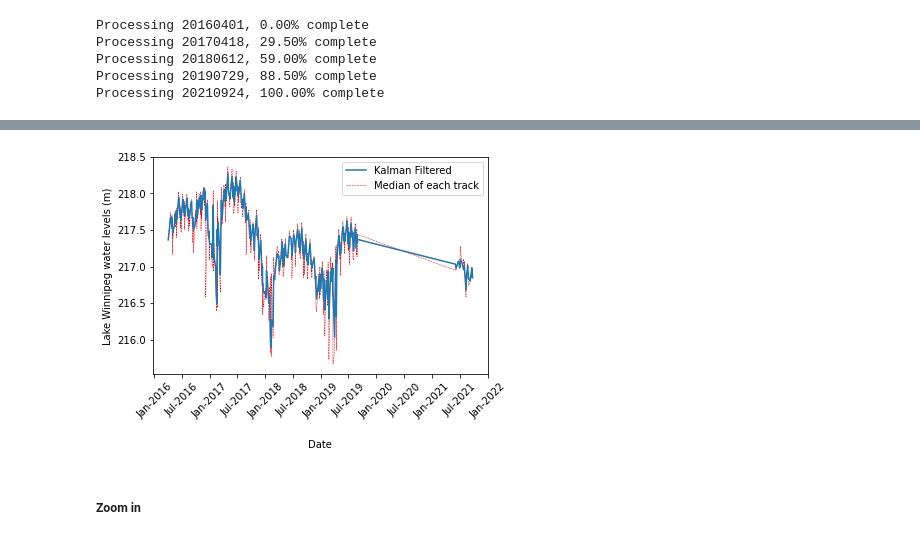
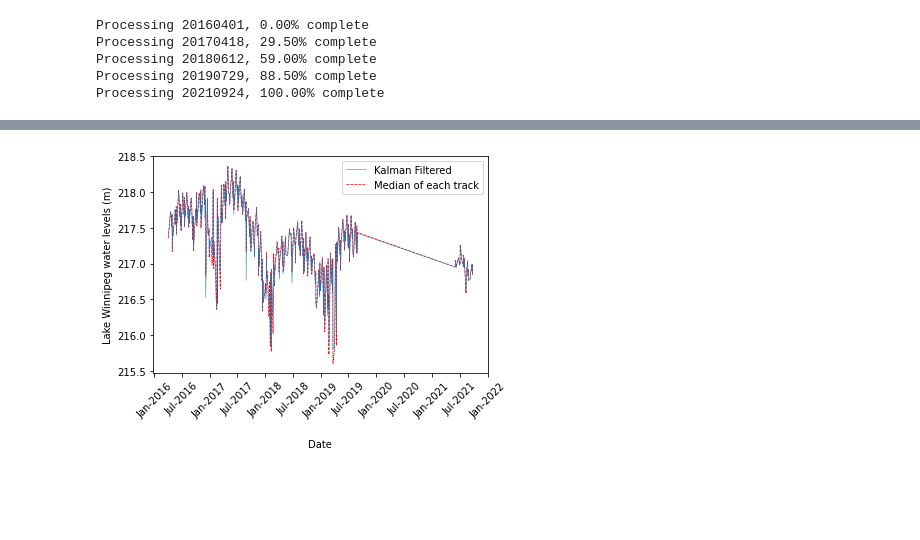
Before and after one commit to pvasudev16/ml-freshwater-management, a Jupyter notebook: lake_water_level_data_exploration.ipynb, the cells around one changed output, grey strips where cells are left out. Saved outputs shown, nothing was run; the diff lists cells and outputs as text; code cells hidden in the pictures; blank space fills up the shorter version.

```diff
--- a/lake_water_level_data_exploration.ipynb
+++ b/lake_water_level_data_exploration.ipynb
@@ -423,0 +355,11 @@ It does not seem easy to constrain the slope to zero, so try a different approac
+# %%
+lake_winnipeg["mean_track_lake_water_level"] = lake_winnipeg.groupby("date")["lake_water_level"].transform("mean")
+lake_winnipeg["std_track_lake_water_level"] = lake_winnipeg.groupby("date")["lake_water_level"].transform("std")
+number_of_standard_deviations = 2 # Reject points that are more than number_of_standard_deviation*std from the mean
+# %%
+lake_winnipeg["reject"] = lake_winnipeg.apply(
+    lambda row: True if np.abs(
+        row["lake_water_level"] - row["mean_track_lake_water_level"]
+    ) > number_of_standard_deviations*row["std_track_lake_water_level"] else False,
+    axis=1
+)
@@ -424,2 +372,6 @@ It does not seem easy to constrain the slope to zero, so try a different approac
+# %%
+lake_winnipeg = lake_winnipeg.loc[
+    lake_winnipeg["reject"] == False
+]
 # %% [markdown]
 # Kalman Filtering
@@ -476,13 +397,13 @@ Dimensions:
 class KalmanFilter:
     def __init__(self):
         self.m_t = 0 # number of points in this time step
-        self.x_t_prior = 0 # x_t prior, scalar
-        self.x_t = 0 # x_t update, scalar
-        self.F_t = 0 # transition matrix, scalar
+        self.x_t_prior = 0 # x_t prior, just a #
+        self.x_t = 0 # x_t update, just a #
+        self.F_t = 0 # transition matrix, just a #
         self.H_t = 0 # model matrix (m_k, 1)
-        self.sigma_t_prior = 0 # process noise, prior; scalar
+        self.sigma_t_prior = 0 # process noise, prior; just a #
         self.S_t_prior = 0 # observation noise, prior; (m_k, m_k)
-        self.sigma_t = 0 # process noise, update; scalar
+        self.sigma_t = 0 # process noise, update; just a #
         self.S_t = 0 # observation noise, update; (m_k, m_k)
         self.y_t_prior = 0 # predictions for observations based on x_t_prior
         self.y_t = 0 # observations; (m_k, 1)
@@ -514,7 +435,7 @@ class KalmanFilter:
         self.F_t = 1
 
         # Set the...?
-        self.Q_t = 0.05**2
+        self.Q_t = 1.0
 
     def input_new_data(self, lake_data):
         # Set the number of points in this time step
@@ -522,7 +443,6 @@ class KalmanFilter:
 
         # Set the model matrix
         self.H_t = np.ones((self.m_t, 1))
-
 
         # Set the observation noise matrix.
         self.R_t = np.zeros((self.m_t, self.m_t))
@@ -649,28 +569,32 @@ time_as_datetime = pd.to_datetime(times, format="%Y%m%d")
 # %%
 fig = plt.figure()
 ax = fig.add_subplot(111)
-ax.plot(time_as_datetime, lake_water_levels, zorder=10, label="Kalman Filtered")
+ax.plot(
+    time_as_datetime,
+    lake_water_levels,
+    zorder=10,
+    label="Kalman Filtered",
+    linewidth=0.5
+)
 ax.plot(
     baseline_results["date_as_datetime"],
     baseline_results["lake_water_level"],
     'r--',
-    linewidth=0.5,
+    linewidth=0.75,
     label="Median of each track"
 )
 ax.set_xlabel('Date', labelpad=20)
 ax.set_ylabel('Lake Winnipeg water levels (m)')
 
 # Set labels to be every six months
 locator = matplotlib.dates.MonthLocator((1, 7))
 fmt = matplotlib.dates.DateFormatter('%b-%Y')
 ax.xaxis.set_major_locator(locator)
 ax.xaxis.set_major_formatter(fmt)
 for x in ax.get_xticklabels():
     x.set_rotation(45)
 
 ax.legend()
 plt.show()
 # %% [output]
-[figure, old version]
+[figure, new version]
-# %% [markdown]
-##### Zoom in
```
Also changed, not shown: parts of 32 cells of this notebook.
